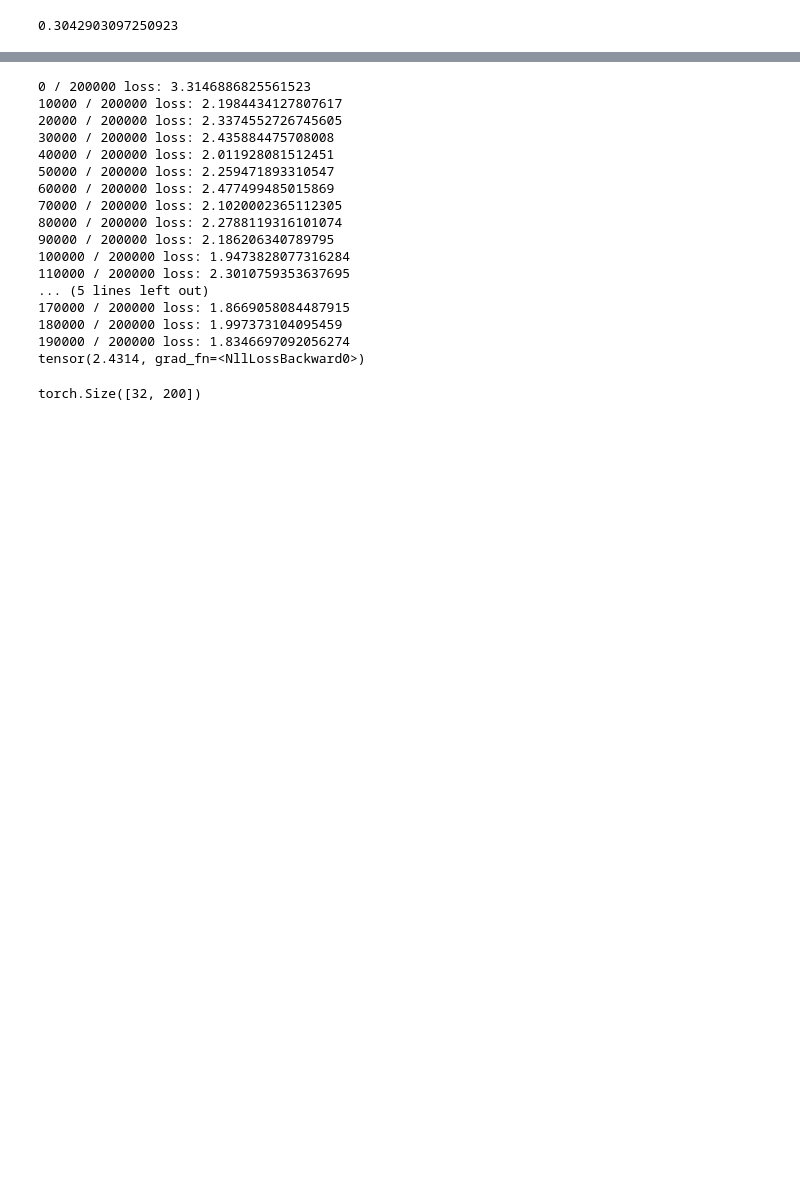
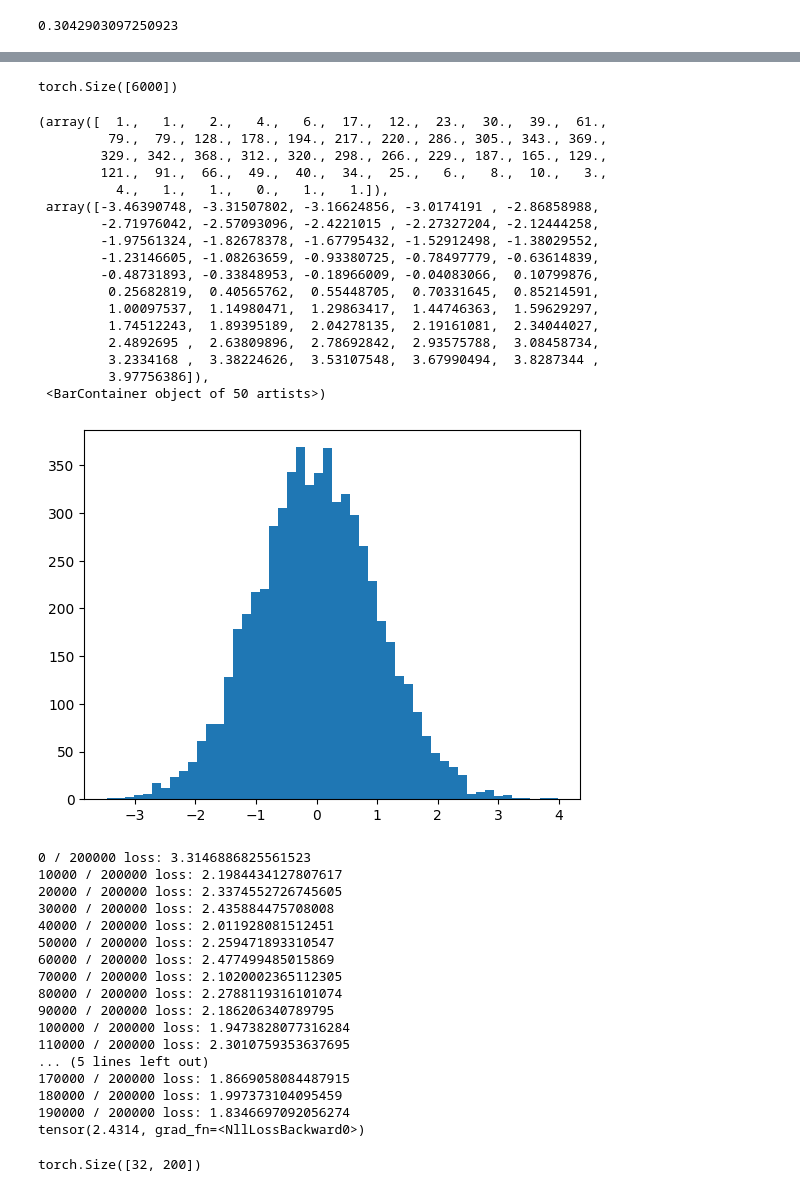
Before and after one commit to kasidis-manasurangkul/llm-zero-to-hero, a Jupyter notebook: makemore/makemore-mlp2-lecture.ipynb, the cells around one changed output, grey strips where cells are left out. Saved outputs shown, nothing was run; the diff lists cells and outputs as text; code cells hidden in the pictures; blank space fills up the shorter version.

```diff
--- a/makemore/makemore-mlp2-lecture.ipynb
+++ b/makemore/makemore-mlp2-lecture.ipynb
@@ -97,3 +108,29 @@ plt.hist(x, bins=27)
+# %%
+x = (torch.randn((30, 200)).view(-1).detach() * 10) * (1) / (30 ** 0.5)
+print(x.shape)
+x = (x - x.mean()) / x.std()
+# x = torch.tanh(x)
+plt.hist(x, bins=50)
+# %% [output]
+torch.Size([6000])
+(array([  1.,   1.,   2.,   4.,   6.,  17.,  12.,  23.,  30.,  39.,  61.,
+         79.,  79., 128., 178., 194., 217., 220., 286., 305., 343., 369.,
+        329., 342., 368., 312., 320., 298., 266., 229., 187., 165., 129.,
+        121.,  91.,  66.,  49.,  40.,  34.,  25.,   6.,   8.,  10.,   3.,
+          4.,   1.,   1.,   0.,   1.,   1.]),
+ array([-3.46390748, -3.31507802, -3.16624856, -3.0174191 , -2.86858988,
+        -2.71976042, -2.57093096, -2.4221015 , -2.27327204, -2.12444258,
+        -1.97561324, -1.82678378, -1.67795432, -1.52912498, -1.38029552,
+        -1.23146605, -1.08263659, -0.93380725, -0.78497779, -0.63614839,
+        -0.48731893, -0.33848953, -0.18966009, -0.04083066,  0.10799876,
+         0.25682819,  0.40565762,  0.55448705,  0.70331645,  0.85214591,
+         1.00097537,  1.14980471,  1.29863417,  1.44746363,  1.59629297,
+         1.74512243,  1.89395189,  2.04278135,  2.19161081,  2.34044027,
+         2.4892695 ,  2.63809896,  2.78692842,  2.93575788,  3.08458734,
+         3.2334168 ,  3.38224626,  3.53107548,  3.67990494,  3.8287344 ,
+         3.97756386]),
+ <BarContainer object of 50 artists>)
+[figure, added]
 # %%
 max_steps = 200000
 batch_size = 32
```
Also changed, not shown: parts of 10 cells of this notebook.
